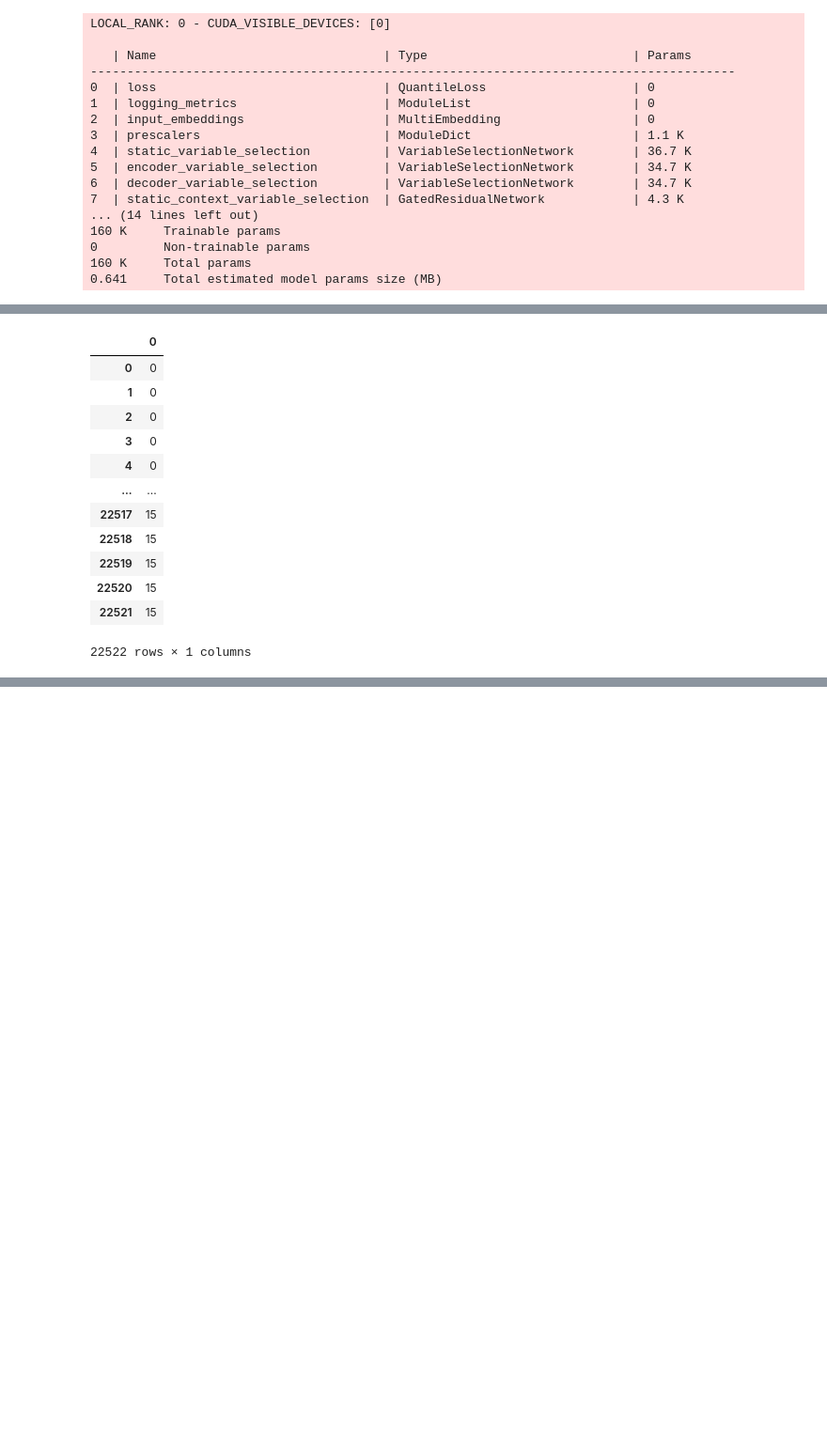
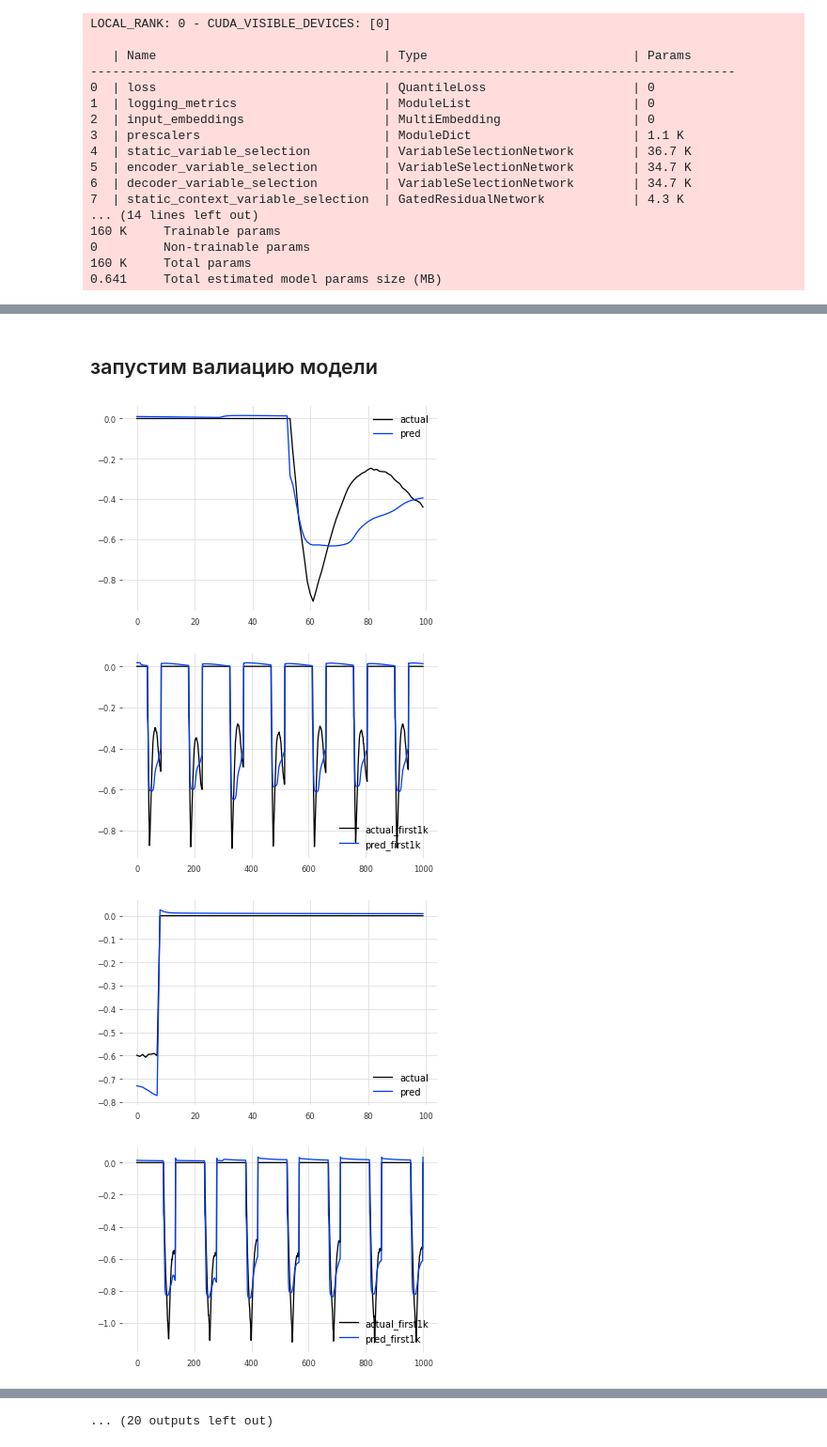
Before and after one commit to ksetdekov/ts_transformers, a Jupyter notebook: pytorch_forecasting.ipynb, the cells around one changed output, grey strips where cells are left out. Shown at 94% size. Cells and saved outputs as stored; diff of their text form; code cells hidden in the pictures; blank space fills up the shorter version.

Commit message:
added pytorch validation

```diff
--- a/pytorch_forecasting.ipynb
+++ b/pytorch_forecasting.ipynb
@@ -619,19 +603,2 @@ tensor(0.0306)
-# %%
-actuals = torch.cat([y[0] for x, y in iter(fin_val1_dataloader)])
-# %%
-testing_grps = torch.cat([x['groups'] for x, y in iter(fin_val1_dataloader)])
-pd.DataFrame(testing_grps.cpu().numpy())
-# %% [output]
-|  | 0 |
-| 0 | 0 |
-| 1 | 0 |
-| 2 | 0 |
-| 3 | 0 |
-| 4 | 0 |
-| ... | ... |
-| 22517 | 15 |
-| 22518 | 15 |
-| 22519 | 15 |
-| 22520 | 15 |
-| 22521 | 15 |
-22522 rows × 1 columns
+# %% [markdown]
+## запустим валиацию модели
@@ -638,2 +680,7 @@ pd.DataFrame(testing_grps.cpu().numpy())
 # %%
-validate_model(best_tft,  fin_val1_dataloader, 'tft1', val1pumps)
+results_for_valid1, true_valid1, predict__valid1, resid_valid1tft = validate_model(best_tft,  fin_val1_dataloader, 'tft1', val1pumps)
+# %% [output]
+[figure, added]
+[figure, added]
+[figure, added]
+[figure, added]
@@ -639,0 +695 @@ validate_model(best_tft,  fin_val1_dataloader, 'tft1', val1pumps)
+... (20 outputs left out)
```
Also changed, not shown: parts of 27 cells of this notebook.
